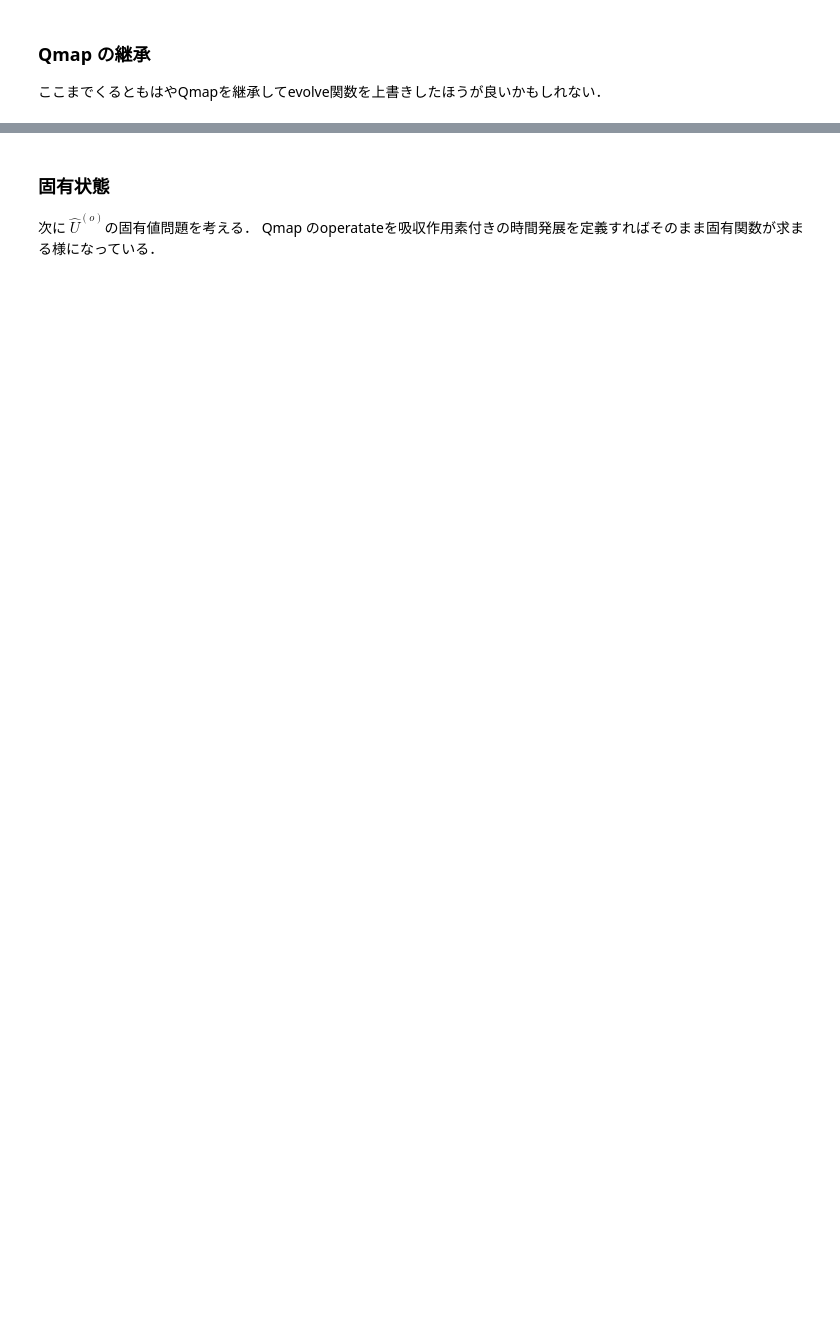
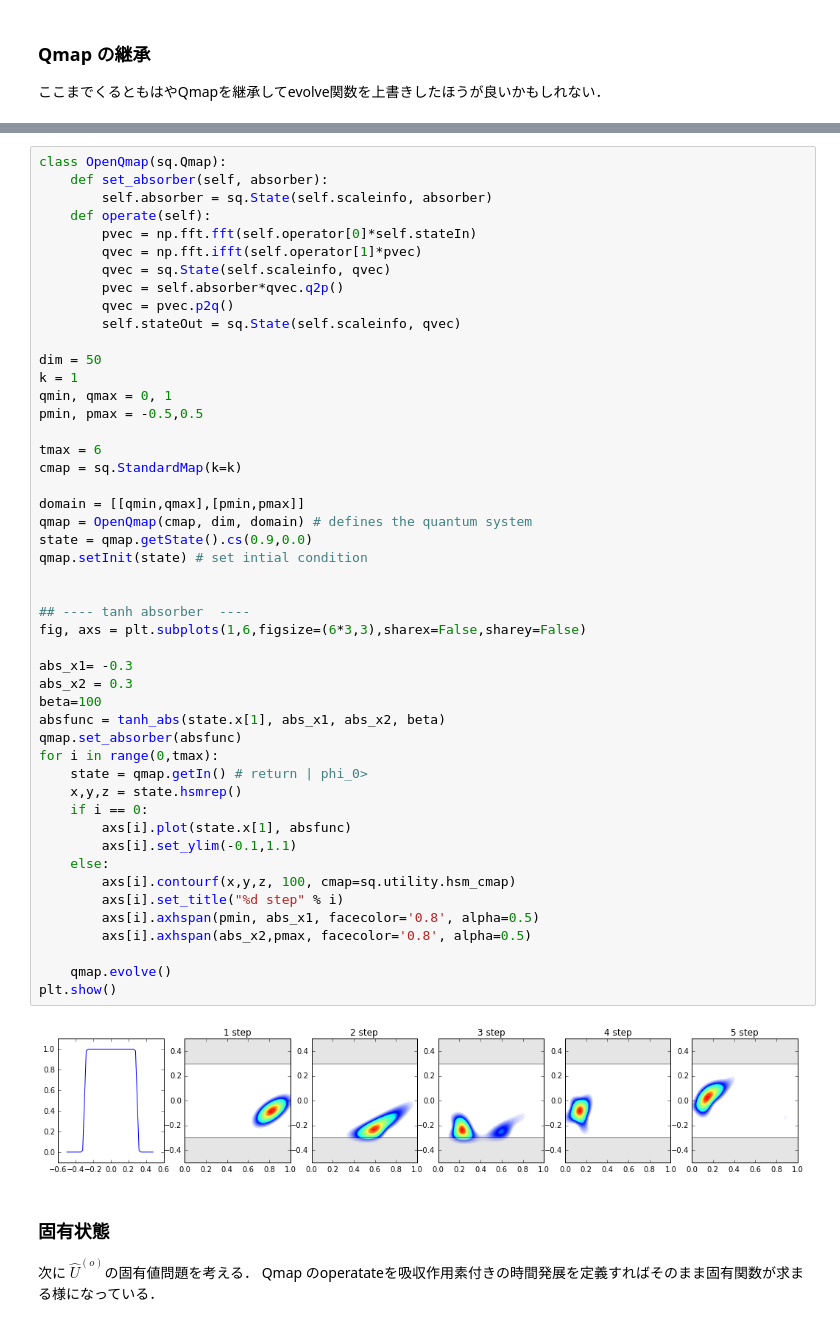
Before and after one commit to hanada-yasutaka/SimpleQmap, a Jupyter notebook: docs/tutorial/nonuni.ipynb, the cells around one changed output, grey strips where cells are left out. Cells and saved outputs as stored; diff of their text form; blank space fills up the shorter version.

```diff
--- a/docs/tutorial/nonuni.ipynb
+++ b/docs/tutorial/nonuni.ipynb
@@ -258,3 +258,53 @@ plt.show()
+# %%
+class OpenQmap(sq.Qmap):
+    def set_absorber(self, absorber):
+        self.absorber = sq.State(self.scaleinfo, absorber)
+    def operate(self):
+        pvec = np.fft.fft(self.operator[0]*self.stateIn)
+        qvec = np.fft.ifft(self.operator[1]*pvec)
+        qvec = sq.State(self.scaleinfo, qvec)
+        pvec = self.absorber*qvec.q2p()
+        qvec = pvec.p2q()
+        self.stateOut = sq.State(self.scaleinfo, qvec)
+
+dim = 50
+k = 1
+qmin, qmax = 0, 1
+pmin, pmax = -0.5,0.5
+
+tmax = 6
+cmap = sq.StandardMap(k=k)
+
+domain = [[qmin,qmax],[pmin,pmax]]
+qmap = OpenQmap(cmap, dim, domain) # defines the quantum system
+state = qmap.getState().cs(0.9,0.0)
+qmap.setInit(state) # set intial condition
+
+
+## ---- tanh absorber  ----
+fig, axs = plt.subplots(1,6,figsize=(6*3,3),sharex=False,sharey=False)
+
+abs_x1= -0.3
+abs_x2 = 0.3
+beta=100
+absfunc = tanh_abs(state.x[1], abs_x1, abs_x2, beta)
+qmap.set_absorber(absfunc)
+for i in range(0,tmax):
+    state = qmap.getIn() # return | phi_0>
+    x,y,z = state.hsmrep()
+    if i == 0:
+        axs[i].plot(state.x[1], absfunc)
+        axs[i].set_ylim(-0.1,1.1)
+    else:
+        axs[i].contourf(x,y,z, 100, cmap=sq.utility.hsm_cmap)
+        axs[i].set_title("%d step" % i)
+        axs[i].axhspan(pmin, abs_x1, facecolor='0.8', alpha=0.5)
+        axs[i].axhspan(abs_x2,pmax, facecolor='0.8', alpha=0.5)
+
+    qmap.evolve()
+plt.show()
+# %% [output]
+[figure, added]
 # %% [markdown]
 ### 固有状態
 
```
Also changed, not shown: parts of 7 cells of this notebook, 27 other files.
